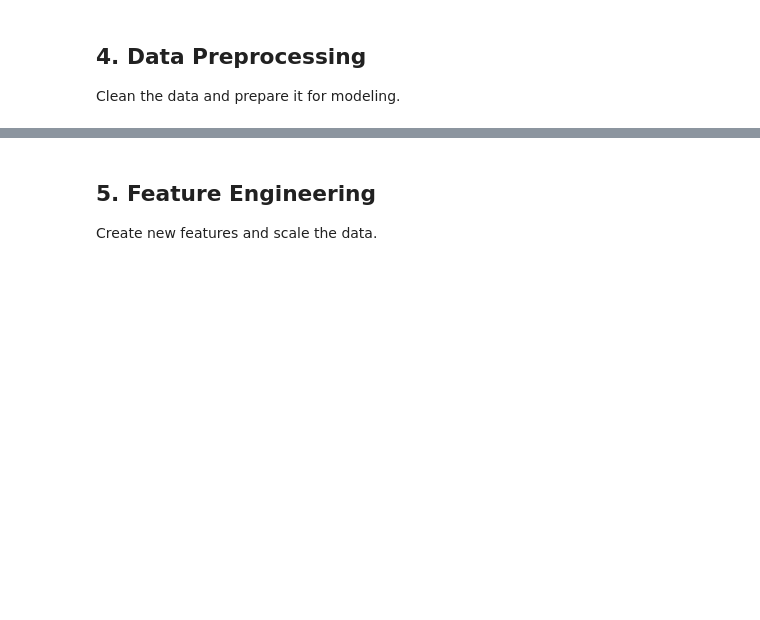
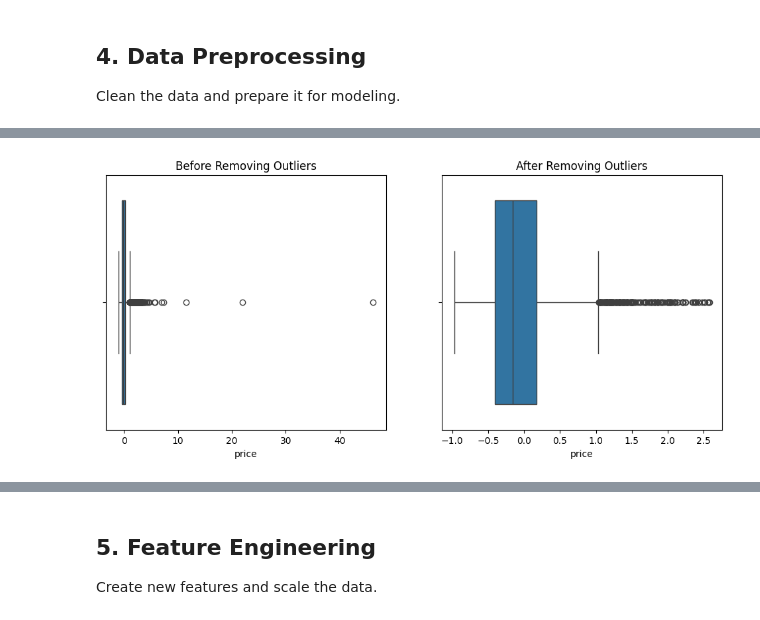
Before and after one commit to Arnavsharma2/Predictive-Modeling-Projects, a Jupyter notebook: 01-housepriceprediction/housepriceprediction.ipynb, the cells around one changed output, grey strips where cells are left out. Saved outputs shown, nothing was run; the diff lists cells and outputs as text; code cells hidden in the pictures; blank space fills up the shorter version.

```diff
--- a/01-housepriceprediction/housepriceprediction.ipynb
+++ b/01-housepriceprediction/housepriceprediction.ipynb
@@ -241,0 +203,92 @@ Data preprocessing completed!
+# %%
+def tranform_with_ohe(ohe_df, colname):
+    ohe = OneHotEncoder(drop=None, sparse_output=False)
+    ohe1 = ohe.fit_transform(ohe_df[[colname]])
+    ohe2 = pd.DataFrame(ohe1, columns=ohe.get_feature_names_out([colname]), index=ohe_df.index)
+    transformed = pd.concat([ohe_df.drop(colname, axis=1), ohe2], axis=1)
+    transformed.head()
+    return transformed
+
+def remove_any_outliers(outlier_df, colname):
+    # This line of code keeps only the middle 98% of price values and removes the most extreme 2% (lowest 1% + highest 1%) from your dataset.
+    # Keeps only the rows where price is greater than the 1st percentile and less than the 99th percentile.
+    # In other words, it removes the extreme 1% lowest and 1% highest values.
+    high = 0.99
+    low = 1-high
+
+    removed_outliers = outlier_df[(outlier_df[colname] > outlier_df[colname].quantile(low)) &
+                        (outlier_df[colname] < outlier_df[colname].quantile(high))]
+    removed_outliers.columns
+    # Plot the Before and After graph
+    fig, axes = plt.subplots(1, 2, figsize=(12, 5))
+    # Before
+    sns.boxplot(x=outlier_df[colname], ax=axes[0])
+    axes[0].set_title("Before Removing Outliers")
+    # After
+    sns.boxplot(x=removed_outliers[colname], ax=axes[1])
+    axes[1].set_title("After Removing Outliers")
+    plt.show()
+    return removed_outliers
+
+
+def preprocess_data(df, target_column):
+    """
+    Preprocess the dataset (handle missing values, encode categorical variables, etc.).
+
+    Parameters:
+    df (pandas.DataFrame): Input dataset
+    target_column (str): Name of the target column
+
+    Returns:
+    pandas.DataFrame: Preprocessed dataset
+    """
+    # # Separate features and target
+    # X = df.drop(columns=[target_column])
+    # y = df[target_column]
+
+    # removing unimportant features
+    processed = df.drop(DROP_COLUMNS, axis=1)
+    # Handle missing values
+    numeric_cols = processed.select_dtypes(include=[np.number]).columns
+    categorical_cols = processed.select_dtypes(include=['object', 'category']).columns
+
+
+    # Impute numeric columns with median
+    for col in numeric_cols:
+        processed[col].fillna(processed[col].median(), inplace=True)
+
+    # Impute categorical columns with mode, Grab the final DF before OHE so we can do SHAP
+    for col in categorical_cols:
+        SHAP_DF = processed[col].fillna(processed[col].mode()[0], inplace=True)
+
+
+
+    # Encode categorical variables
+    # le = LabelEncoder()
+    # for col in categorical_cols:
+    #     X[col] = le.fit_transform(X[col])
+
+    # Scale the numerical columns
+    scaler = StandardScaler()
+    numeric_cols = processed.select_dtypes(include=[np.number]).columns
+    processed[numeric_cols] = scaler.fit_transform(processed[numeric_cols])
+
+    # This project will require One Hor encoding on City and statezip
+    for col in categorical_cols:
+        processed = tranform_with_ohe(processed, col)
+
+    # Handle any outlier needs
+    for col in HANDLE_OUTLIERS:
+        processed = remove_any_outliers(processed,col)
+
+    # split into X and Y DF
+    X = processed.drop('price',axis=1)
+    y = processed['price']
+
+    print("Data preprocessing completed!")
+    return X, y, scaler
+
+# Preprocess data
+X, y, scaler = preprocess_data(df, TARGET_COLUMN)
+# %% [output]
+[figure, added]
```
Also changed, not shown: parts of 10 cells of this notebook, 1 other file.
